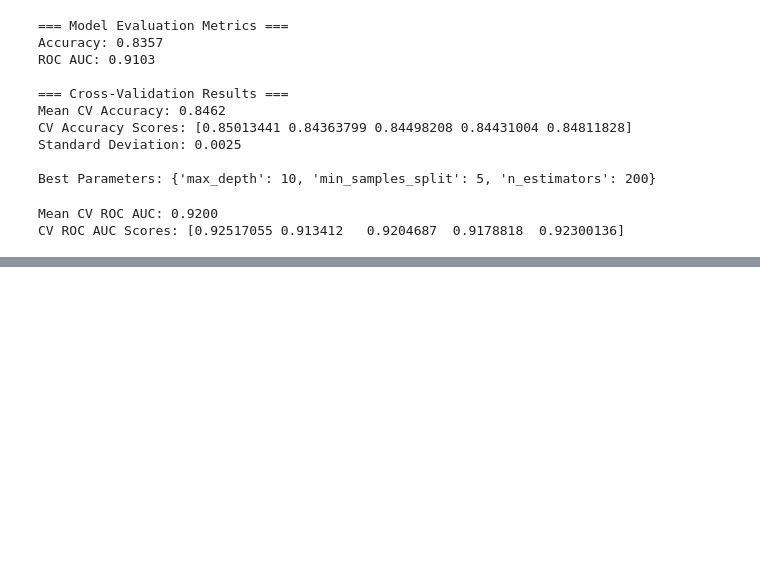
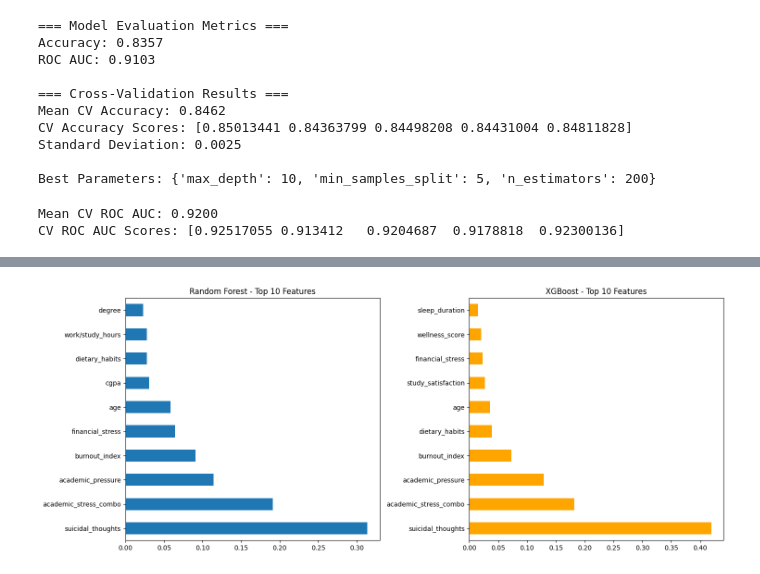
Before and after one commit to MedYassineWerdani/Predicting-Student-Depression, a Jupyter notebook: depression.ipynb, the cells around one changed output, grey strips where cells are left out. Cells and saved outputs as stored; diff of their text form; code cells hidden in the pictures; blank space fills up the shorter version.

```diff
--- a/depression.ipynb
+++ b/depression.ipynb
@@ -383,0 +671,20 @@ CV ROC AUC Scores: [0.92517055 0.913412   0.9204687  0.9178818  0.92300136]
+# %%
+# Feature Importance Plot (Random Forest vs XGBoost)
+plt.figure(figsize=(15, 6))
+
+# Random Forest
+plt.subplot(1, 2, 1)
+rf_importances = pd.Series(best_rf.feature_importances_, index=X.columns)
+rf_importances.nlargest(10).plot(kind='barh')
+plt.title('Random Forest - Top 10 Features')
+
+# XGBoost
+plt.subplot(1, 2, 2)
+xgb_importances = pd.Series(best_xgb.feature_importances_, index=X.columns)
+xgb_importances.nlargest(10).plot(kind='barh', color='orange')
+plt.title('XGBoost - Top 10 Features')
+
+plt.tight_layout()
+plt.show()
+# %% [output]
+[figure, added]
```
Also changed, not shown: parts of 16 cells of this notebook, 1 other file.
